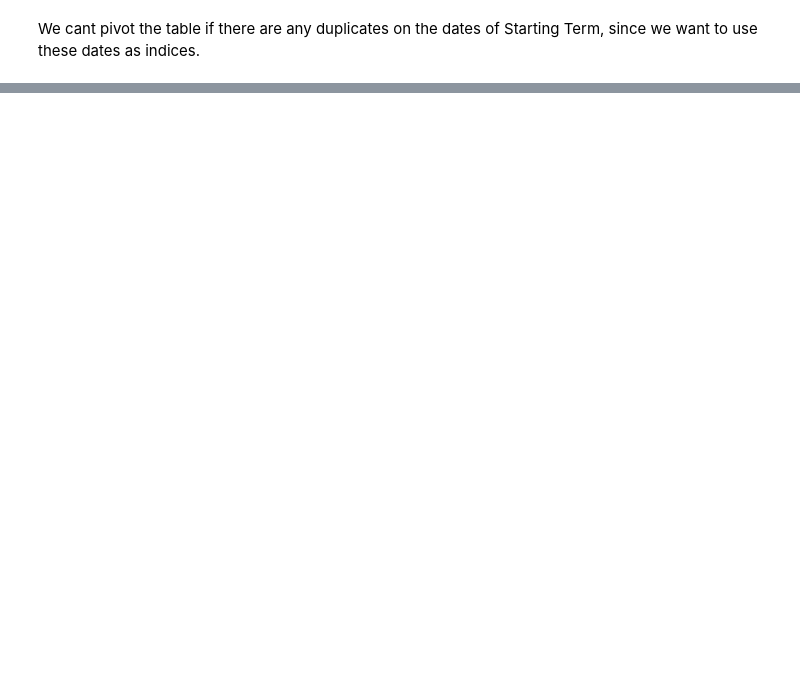
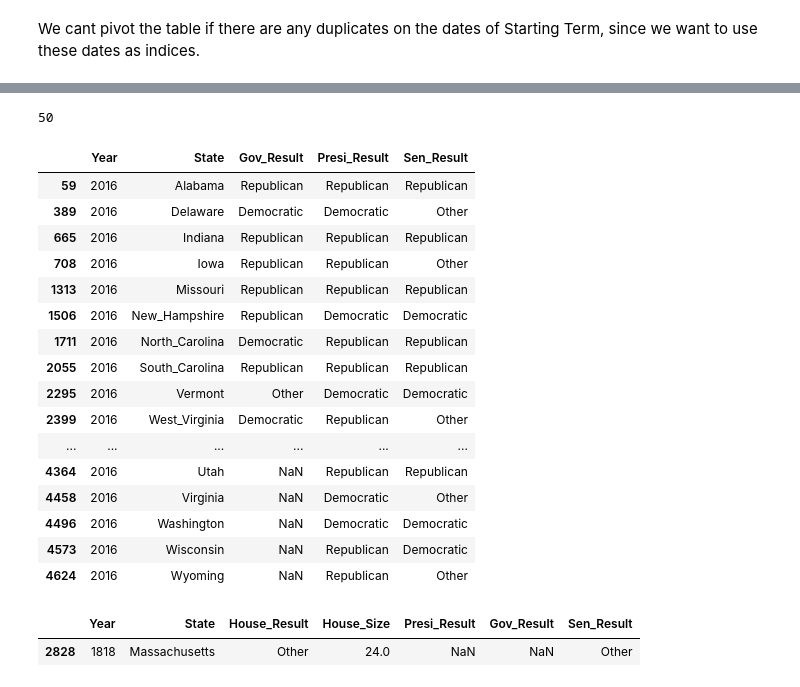
Before and after one commit to mangelesg/USA_elections, a Jupyter notebook: 02_cleaning_data.ipynb, the cells around one changed output, grey strips where cells are left out. Drawn from its saved outputs; the diff is of its cells as text; code cells hidden in the pictures; blank space fills up the shorter version.

```diff
--- a/02_cleaning_data.ipynb
+++ b/02_cleaning_data.ipynb
@@ -200,0 +584,4 @@ pandas.core.indexes.range.RangeIndex
+# %%
+ble = pd.merge(bla, dfs2.set_index(['Year','State'])
+               , how='outer', on=['Year', 'State'],
+)
@@ -200,0 +592,33 @@ pandas.core.indexes.range.RangeIndex
+# %%
+ble = ble.reset_index()
+# %%
+ble = ble.drop_duplicates()
+# %%
+len(ble[ble['Year']==2014])
+# %% [output]
+50
+# %%
+ble[ble['Year']==2016]
+# %% [output]
+|  | Year | State | Gov_Result | Presi_Result | Sen_Result |
+| 59 | 2016 | Alabama | Republican | Republican | Republican |
+| 389 | 2016 | Delaware | Democratic | Democratic | Other |
+| 665 | 2016 | Indiana | Republican | Republican | Republican |
+| 708 | 2016 | Iowa | Republican | Republican | Other |
+| 1313 | 2016 | Missouri | Republican | Republican | Republican |
+| 1506 | 2016 | New_Hampshire | Republican | Democratic | Democratic |
+| 1711 | 2016 | North_Carolina | Democratic | Republican | Republican |
+| 2055 | 2016 | South_Carolina | Republican | Republican | Republican |
+| 2295 | 2016 | Vermont | Other | Democratic | Democratic |
+| 2399 | 2016 | West_Virginia | Democratic | Republican | Other |
+| ... | ... | ... | ... | ... | ... |
+| 4364 | 2016 | Utah | NaN | Republican | Republican |
+| 4458 | 2016 | Virginia | NaN | Democratic | Other |
+| 4496 | 2016 | Washington | NaN | Democratic | Democratic |
+| 4573 | 2016 | Wisconsin | NaN | Republican | Democratic |
+| 4624 | 2016 | Wyoming | NaN | Republican | Other |
+# %%
+bli[(bli['Year']==1818) & (bli['State'] == 'Massachusetts')]
+# %% [output]
+|  | Year | State | House_Result | House_Size | Presi_Result | Gov_Result | Sen_Result |
+| 2828 | 1818 | Massachusetts | Other | 24.0 | NaN | NaN | Other |
```
Also changed, not shown: parts of 147 cells of this notebook, 1 other file.
